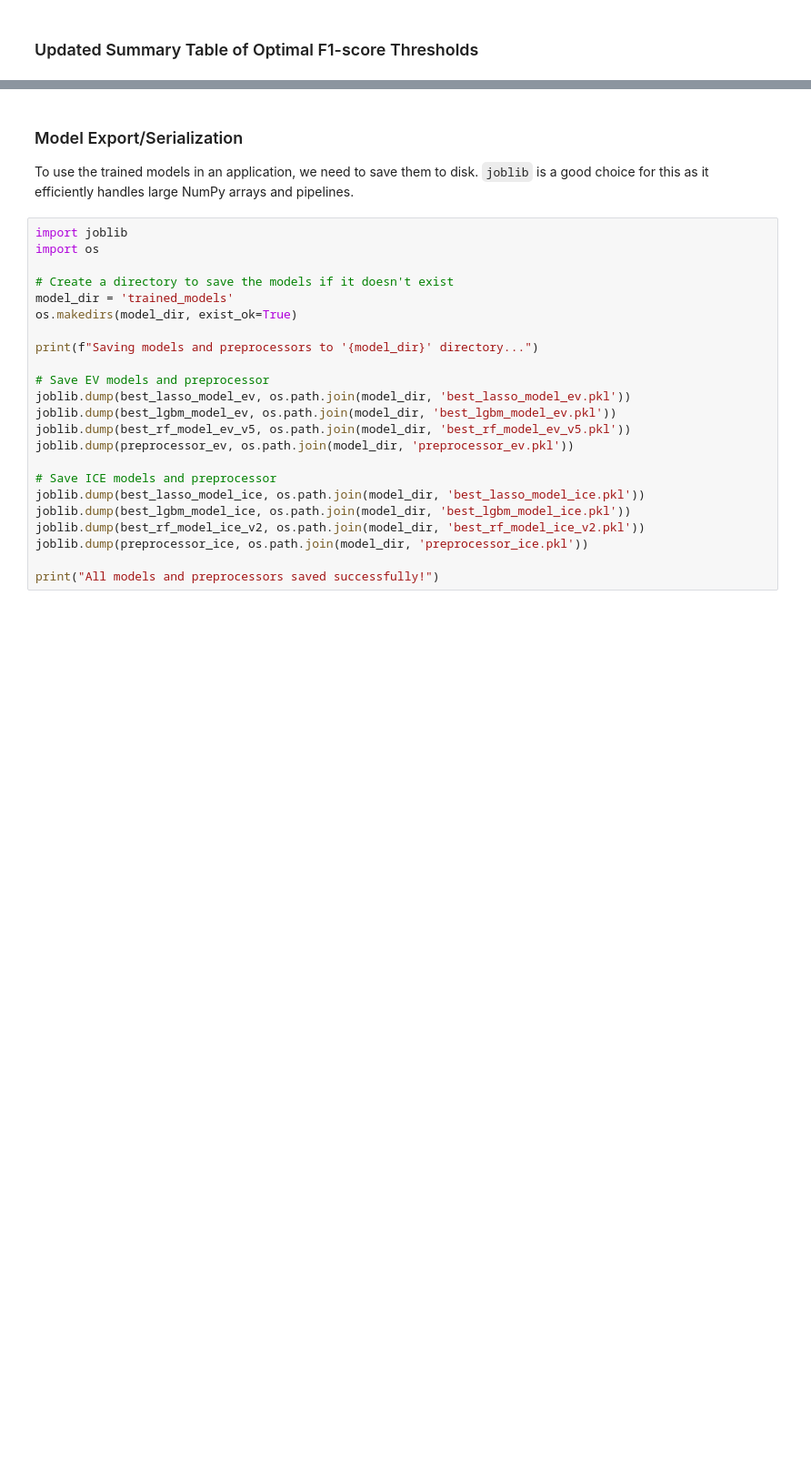
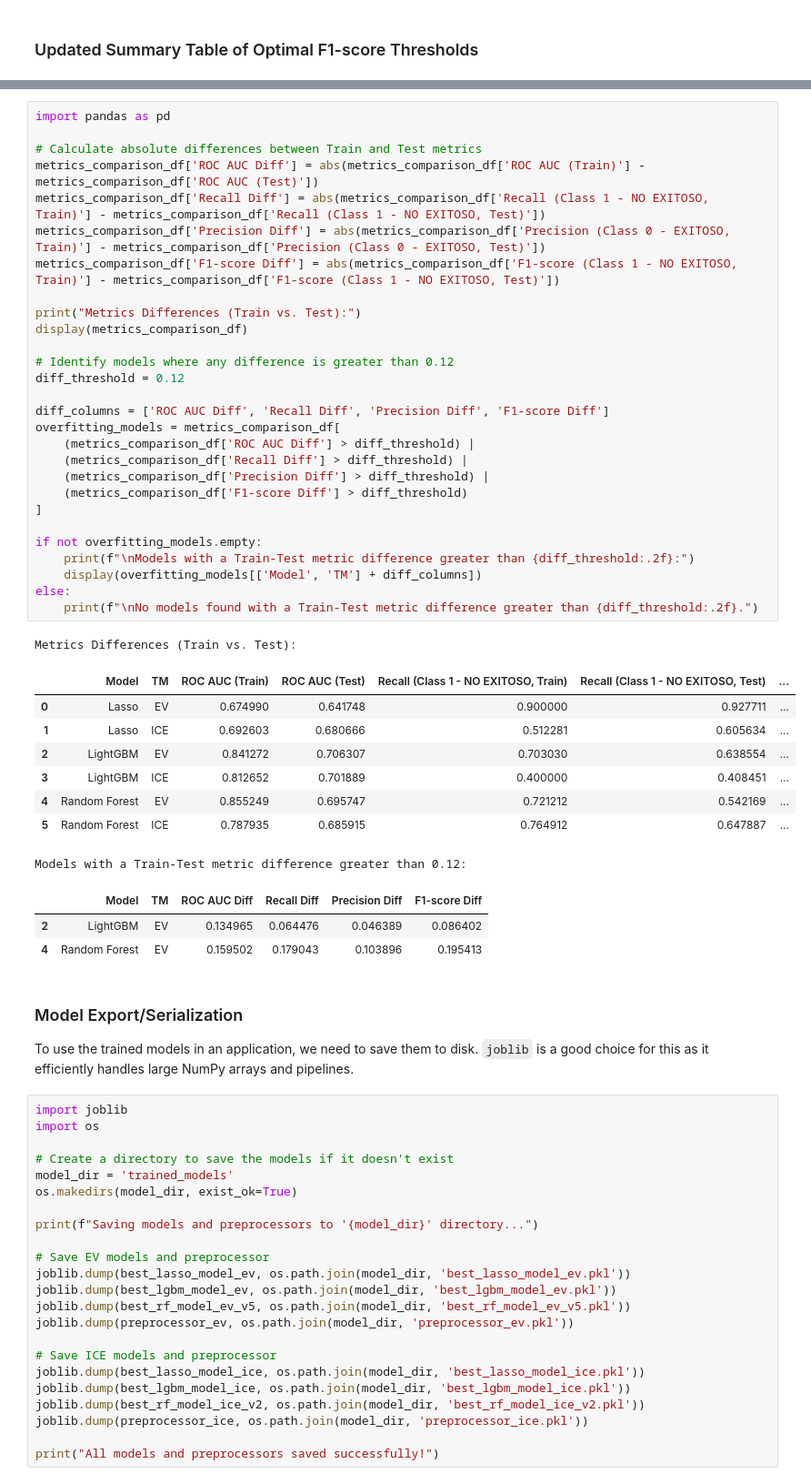
Before and after one commit to Andrea-125478/MCD, a Jupyter notebook: Reentrenamiento sin HEV.ipynb, the cells around one changed output, grey strips where cells are left out. Shown at 91% size. Cells and saved outputs as stored; diff of their text form; blank space fills up the shorter version.

```diff
--- a/Reentrenamiento sin HEV.ipynb
+++ b/Reentrenamiento sin HEV.ipynb
@@ -2325,3 +3277,44 @@ display(metrics_summary_df)
+# %%
+import pandas as pd
+
+# Calculate absolute differences between Train and Test metrics
+metrics_comparison_df['ROC AUC Diff'] = abs(metrics_comparison_df['ROC AUC (Train)'] - metrics_comparison_df['ROC AUC (Test)'])
+metrics_comparison_df['Recall Diff'] = abs(metrics_comparison_df['Recall (Class 1 - NO EXITOSO, Train)'] - metrics_comparison_df['Recall (Class 1 - NO EXITOSO, Test)'])
+metrics_comparison_df['Precision Diff'] = abs(metrics_comparison_df['Precision (Class 0 - EXITOSO, Train)'] - metrics_comparison_df['Precision (Class 0 - EXITOSO, Test)'])
+metrics_comparison_df['F1-score Diff'] = abs(metrics_comparison_df['F1-score (Class 1 - NO EXITOSO, Train)'] - metrics_comparison_df['F1-score (Class 1 - NO EXITOSO, Test)'])
+
+print("Metrics Differences (Train vs. Test):")
+display(metrics_comparison_df)
+
+# Identify models where any difference is greater than 0.12
+diff_threshold = 0.12
+
+diff_columns = ['ROC AUC Diff', 'Recall Diff', 'Precision Diff', 'F1-score Diff']
+overfitting_models = metrics_comparison_df[
+    (metrics_comparison_df['ROC AUC Diff'] > diff_threshold) |
+    (metrics_comparison_df['Recall Diff'] > diff_threshold) |
+    (metrics_comparison_df['Precision Diff'] > diff_threshold) |
+    (metrics_comparison_df['F1-score Diff'] > diff_threshold)
+]
+
+if not overfitting_models.empty:
+    print(f"\nModels with a Train-Test metric difference greater than {diff_threshold:.2f}:")
+    display(overfitting_models[['Model', 'TM'] + diff_columns])
+else:
+    print(f"\nNo models found with a Train-Test metric difference greater than {diff_threshold:.2f}.")
+# %% [output]
+Metrics Differences (Train vs. Test):
+|  | Model | TM | ROC AUC (Train) | ROC AUC (Test) | Recall (Class 1 - NO EXITOSO, Train) | Recall (Class 1 - NO EXITOSO, Test) | ... |
+| 0 | Lasso | EV | 0.674990 | 0.641748 | 0.900000 | 0.927711 | ... |
+| 1 | Lasso | ICE | 0.692603 | 0.680666 | 0.512281 | 0.605634 | ... |
+| 2 | LightGBM | EV | 0.841272 | 0.706307 | 0.703030 | 0.638554 | ... |
+| 3 | LightGBM | ICE | 0.812652 | 0.701889 | 0.400000 | 0.408451 | ... |
+| 4 | Random Forest | EV | 0.855249 | 0.695747 | 0.721212 | 0.542169 | ... |
+| 5 | Random Forest | ICE | 0.787935 | 0.685915 | 0.764912 | 0.647887 | ... |
+Models with a Train-Test metric difference greater than 0.12:
+|  | Model | TM | ROC AUC Diff | Recall Diff | Precision Diff | F1-score Diff |
+| 2 | LightGBM | EV | 0.134965 | 0.064476 | 0.046389 | 0.086402 |
+| 4 | Random Forest | EV | 0.159502 | 0.179043 | 0.103896 | 0.195413 |
 # %% [markdown]
 ### Model Export/Serialization
 
```
Also changed, not shown: parts of 78 cells of this notebook.
